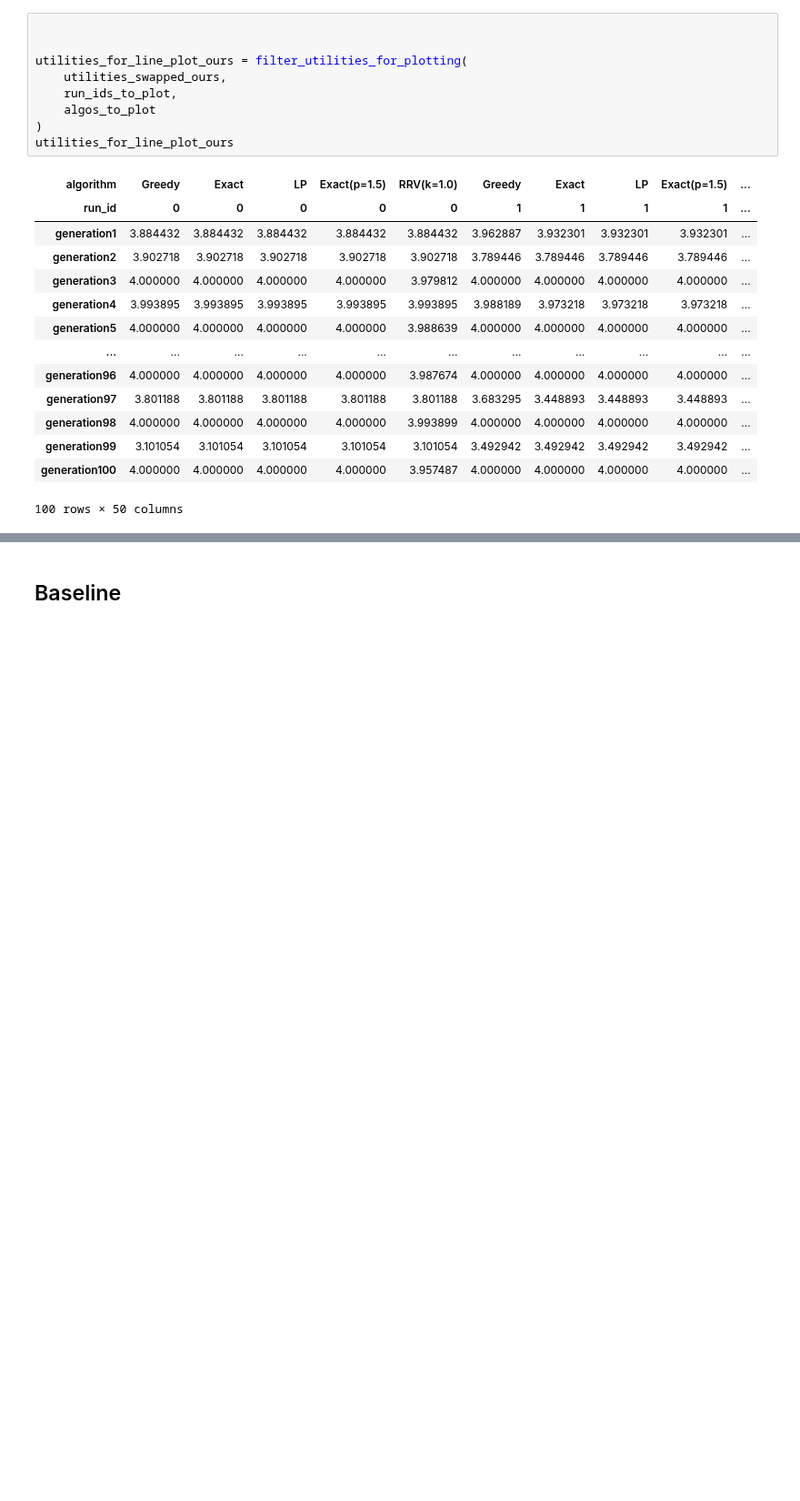
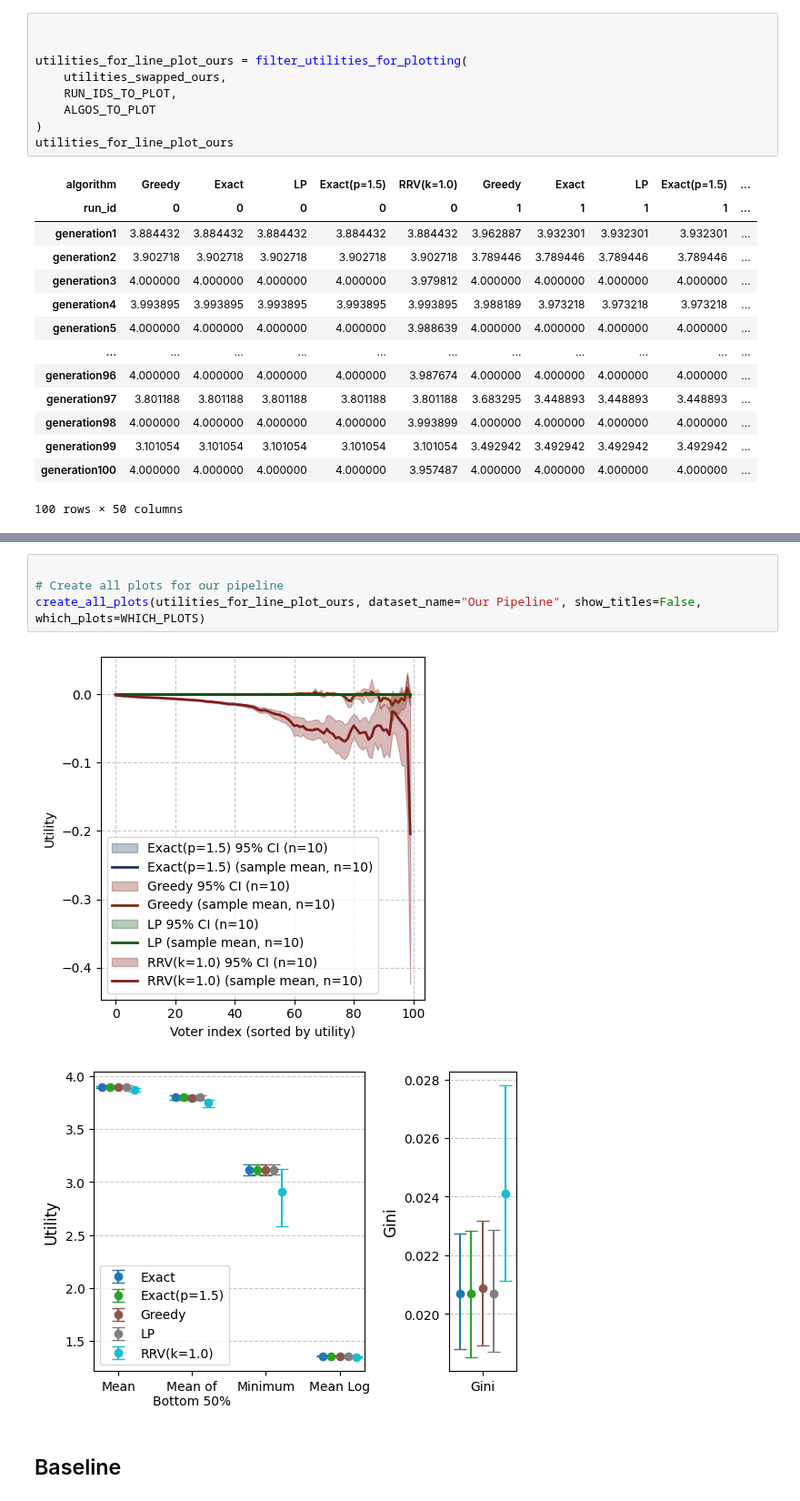
Before and after one commit to aaron-sandoval/generative_social_choice, a Jupyter notebook: generative_social_choice/plots/compare_voting_algs_on_chatbot_data.ipynb, the cells around one changed output, grey strips where cells are left out. Shown at 91% size. Drawn from its saved outputs; the diff is of its cells as text; blank space fills up the shorter version.

```diff
--- a/generative_social_choice/plots/compare_voting_algs_on_chatbot_data.ipynb
+++ b/generative_social_choice/plots/compare_voting_algs_on_chatbot_data.ipynb
@@ -576,8 +580,8 @@ algos_to_plot.remove(ReweightedRangeVoting(k=0.5))
 
 utilities_for_line_plot_ours = filter_utilities_for_plotting(
     utilities_swapped_ours,
-    run_ids_to_plot,
-    algos_to_plot
+    RUN_IDS_TO_PLOT,
+    ALGOS_TO_PLOT
 )
 utilities_for_line_plot_ours
 # %% [output]
@@ -632,3 +678,10 @@ utilities_for_line_plot_baseline
+# %%
+
+# Create all plots for our pipeline
+create_all_plots(utilities_for_line_plot_ours, dataset_name="Our Pipeline", show_titles=False, which_plots=WHICH_PLOTS)
+# %% [output]
+[figure, new version]
+[figure, new version]
 # %% [markdown]
 ## Baseline
 # %%
```
Also changed, not shown: parts of 12 cells of this notebook.
